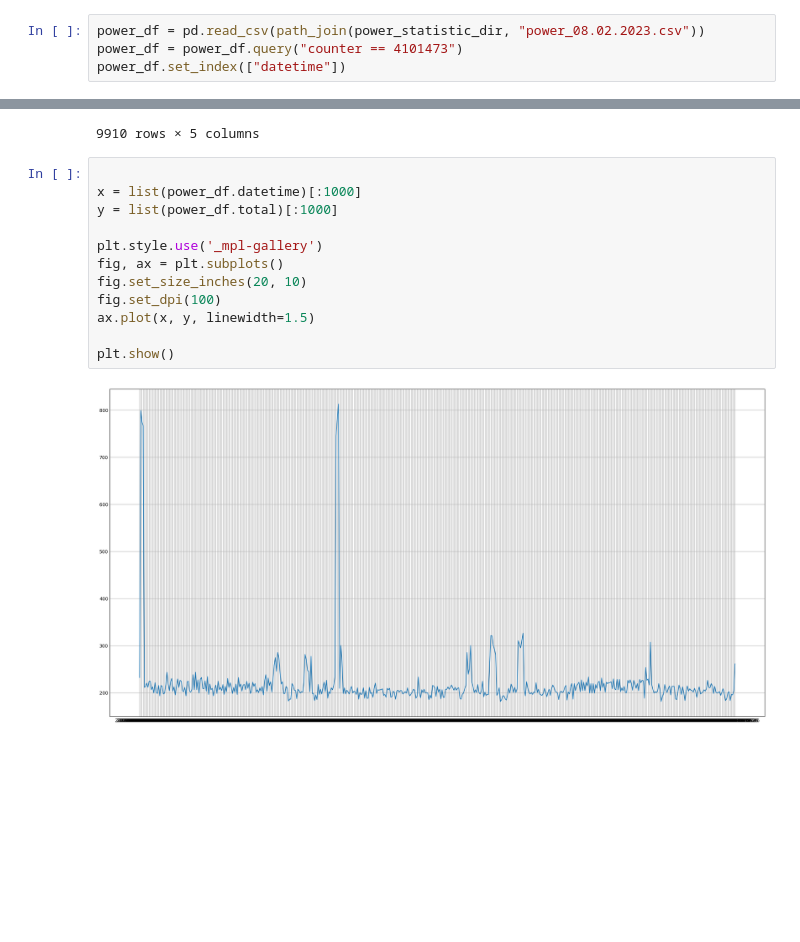
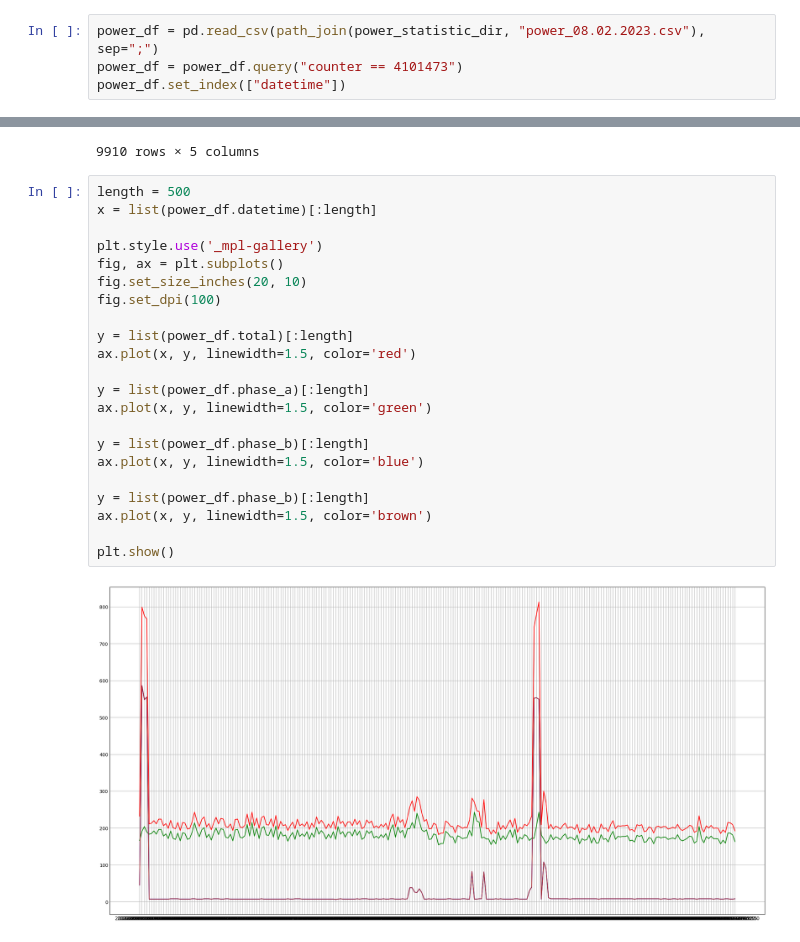
Before and after one commit to Machalkas/LoraWanDataAnalysis, a Jupyter notebook: main.ipynb, the cells around one changed output, grey strips where cells are left out. Cells and saved outputs as stored; diff of their text form; blank space fills up the shorter version.

```diff
--- a/main.ipynb
+++ b/main.ipynb
@@ -19,7 +19,7 @@ import os
 power_statistic_dir = path_join(os.getcwd(), "power_consumption_statistics")
 classroom_schedule = path_join(os.getcwd(), "classroom_schedule")
 # %%
-power_df = pd.read_csv(path_join(power_statistic_dir, "power_08.02.2023.csv"))
+power_df = pd.read_csv(path_join(power_statistic_dir, "power_08.02.2023.csv"), sep=";")
 power_df = power_df.query("counter == 4101473")
 power_df.set_index(["datetime"])
 # %% [output]
@@ -38,16 +38,26 @@ power_df.set_index(["datetime"])
 | 2022-12-31 16:14:27 | 4101473 | 188.0 | 8.0 | 28.0 | 224.0 |
 9910 rows × 5 columns
 # %%
-
-x = list(power_df.datetime)[:1000]
-y = list(power_df.total)[:1000]
+length = 500
+x = list(power_df.datetime)[:length]
 
 plt.style.use('_mpl-gallery')
 fig, ax = plt.subplots()
 fig.set_size_inches(20, 10)
 fig.set_dpi(100)
-ax.plot(x, y, linewidth=1.5)
+
+y = list(power_df.total)[:length]
+ax.plot(x, y, linewidth=1.5, color='red')
+
+y = list(power_df.phase_a)[:length]
+ax.plot(x, y, linewidth=1.5, color='green')
+
+y = list(power_df.phase_b)[:length]
+ax.plot(x, y, linewidth=1.5, color='blue')
+
+y = list(power_df.phase_b)[:length]
+ax.plot(x, y, linewidth=1.5, color='brown')
 
 plt.show()
 # %% [output]
-[figure, old version]
+[figure, new version]
```
Also changed, not shown: 1 other file.
